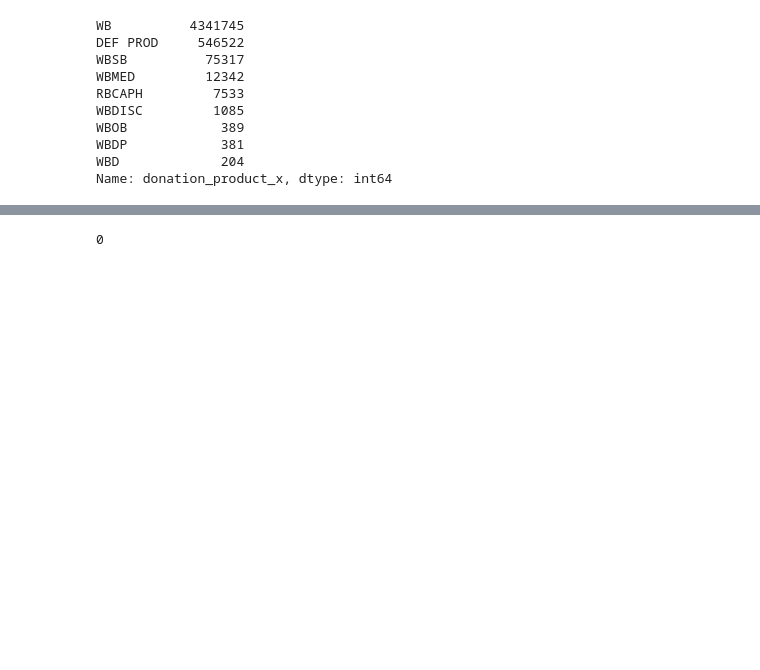
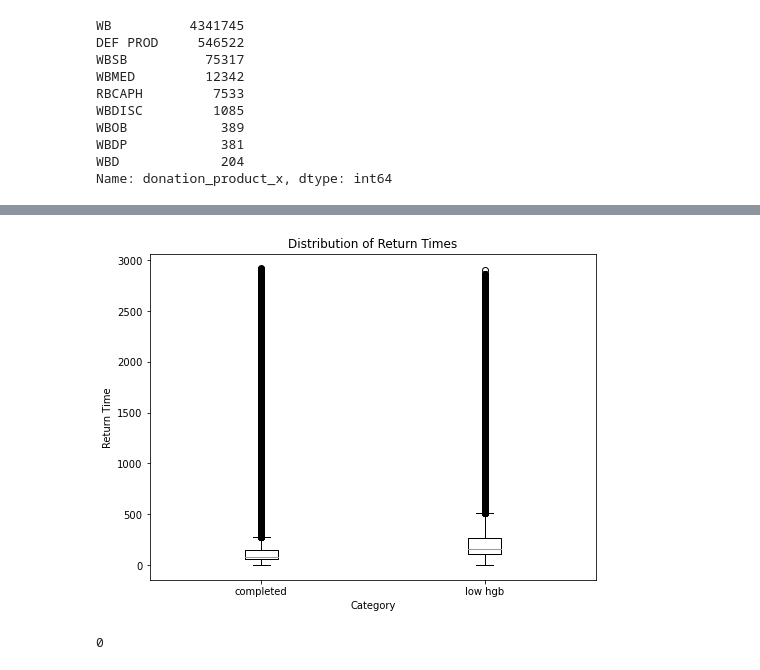
Before and after one commit to altonrus/donor-return-dynamics, a Jupyter notebook: 2_scripts/01_1_preprocessing (SANBS).ipynb, the cells around one changed output, grey strips where cells are left out. Cells and saved outputs as stored; diff of their text form; code cells hidden in the pictures; blank space fills up the shorter version.

```diff
--- a/2_scripts/01_1_preprocessing (SANBS).ipynb
+++ b/2_scripts/01_1_preprocessing (SANBS).ipynb
@@ -217,24 +256,41 @@ df.drop(df[(df['OUTCOME_TYPE'] == 'other deferral') & (df['Deferral_permanent']
+# %%
+# Create a boxplot
+plt.figure(figsize=(8, 6))
+plt.boxplot([df[df['OUTCOME_TYPE'] == 'completed']['time_to_return'],
+             df[df['OUTCOME_TYPE'] == 'low hgb']['time_to_return']],
+            labels=['completed', 'low hgb'])
+
+plt.xlabel('Category')
+plt.ylabel('Return Time')
+plt.title('Distribution of Return Times')
+plt.show()
+
+df_end=df.loc[df['time_to_return'] <0]
+print(len(df_end))
+# %% [output]
+[figure, added]
+0
 # %%
 #compute time_to_return with shifts for completed donation: subtract 56 days
+df['time_to_return2']=df['time_to_return']
 
-df['time_to_return'] = np.where(df['OUTCOME_TYPE'] == 'completed', (df['time_to_return'] - 56), df['time_to_return'])
+df['time_to_return'] = np.where(df['OUTCOME_TYPE'] == 'completed', (df['time_to_return2'] - 56), df['time_to_return'])
 
 #compute time_to_return with shifts for other donations
 #first covert eligibilty year and month to a datetime object
 
 df["Def_end"] = df["Def_end"].astype("datetime64")
+df['def_Year'] = df['Def_end'].dt.year
 #df['Def_end'].isna().sum()
 
 #hgb deferrals
-df['time_to_return'] = np.where(df['OUTCOME_TYPE'] == 'low hgb', (df['time_to_return'] - ((df['Def_end'] - df['Visit_Date'])/np.timedelta64(1, 'D'))), df['time_to_return'])
+df['time_to_return'] = np.where((df['OUTCOME_TYPE'] == 'low hgb') & (df['def_Year']< 2023) , (df['time_to_return2'] - ((df['Def_end'] - df['Visit_Date'])/np.timedelta64(1, 'D'))), df['time_to_return'])
 
 #other deferrals
-df['time_to_return'] = np.where(df['OUTCOME_TYPE'] == 'other deferral', (df['time_to_return'] - ((df['Def_end'] - df['Visit_Date'])/np.timedelta64(1, 'D'))), df['time_to_return'])
+df['time_to_return'] = np.where((df['OUTCOME_TYPE'] == 'other deferral') & (df['def_Year'] < 2023), (df['time_to_return2'] - ((df['Def_end'] - df['Visit_Date'])/np.timedelta64(1, 'D'))), df['time_to_return'])
 df['time_to_return'].isna().sum()
 
-#df.loc['OUTCOME_TYPE','time_to_return', 'Def_end'].head(25)
+df['time_to_return']=np.where((df['time_to_return'] < 0) , df['time_to_return2'], df['time_to_return'])
-# %% [output]
-0
 # %%
 # documenting some errors in data
 
```
Also changed, not shown: parts of 8 cells of this notebook, 3 other files.
